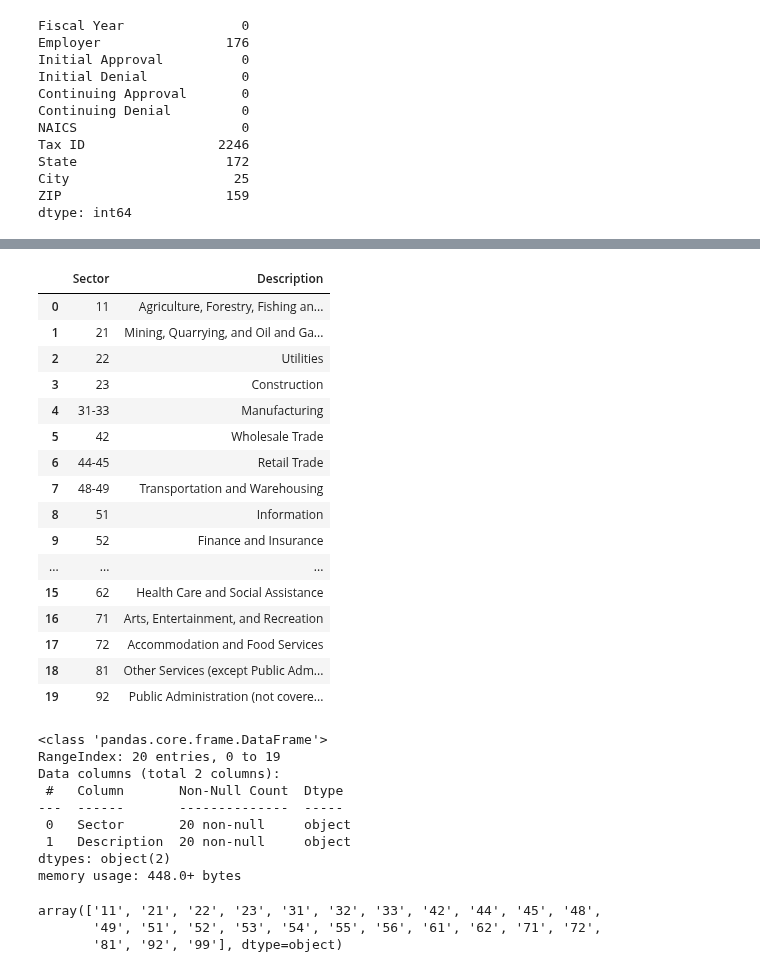
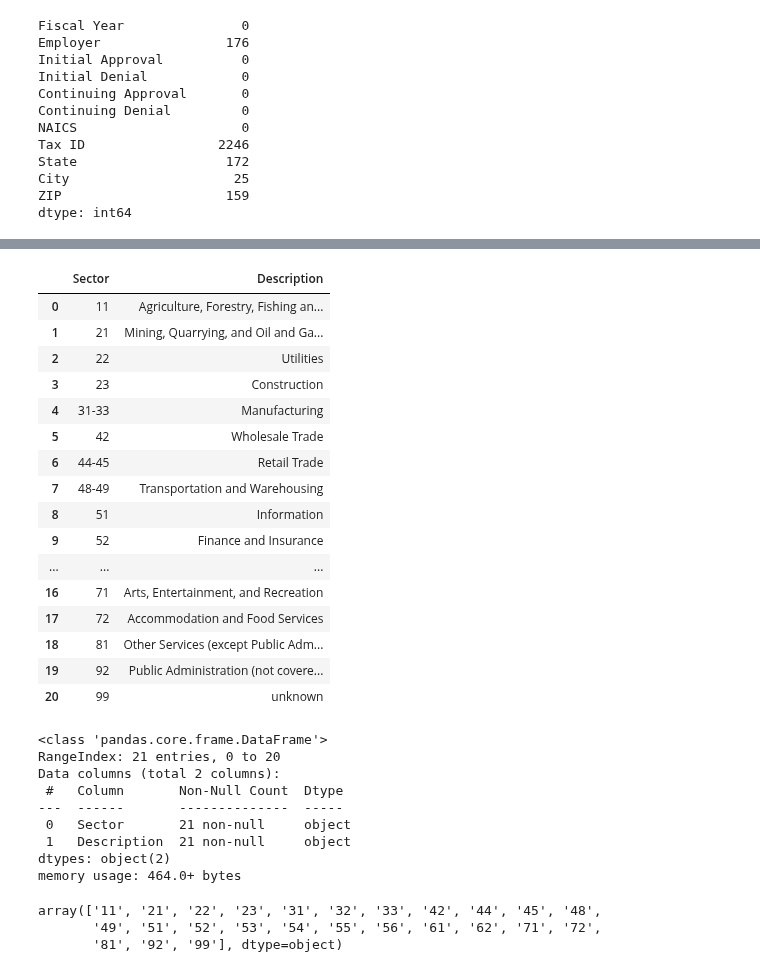
Before and after one commit to JohnBroberg/H1B_Hub, a Jupyter notebook: H1B Hub.ipynb, the cells around one changed output, grey strips where cells are left out. Drawn from its saved outputs; the diff is of its cells as text; code cells hidden in the pictures.

Commit message:
Sector 99: unknown

```diff
--- a/H1B Hub.ipynb
+++ b/H1B Hub.ipynb
@@ -176,41 +176,45 @@ df[(pd.isna(df['State'])) & pd.notna(df['ZIP'])]#.info()
 # %%
 #Import NAICS table
 
 url = "https://www.census.gov/programs-surveys/economic-census/guidance/understanding-naics.html"
 
 df_naics = pd.read_html(url, header=0)[1]
 
+#"NAICS code 99 means the industry is unknown.
+# Any petition that had a blank code was assigned as 99 as well." (ref. README.md)
+df_naics = df_naics.append({'Sector':'99','Description':'unknown'}, ignore_index=True)
+
 df_naics
 # %% [output]
 |  | Sector | Description |
 | 0 | 11 | Agriculture, Forestry, Fishing an... |
 | 1 | 21 | Mining, Quarrying, and Oil and Ga... |
 | 2 | 22 | Utilities |
 | 3 | 23 | Construction |
 | 4 | 31-33 | Manufacturing |
 | 5 | 42 | Wholesale Trade |
 | 6 | 44-45 | Retail Trade |
 | 7 | 48-49 | Transportation and Warehousing |
 | 8 | 51 | Information |
 | 9 | 52 | Finance and Insurance |
 | ... | ... | ... |
-| 15 | 62 | Health Care and Social Assistance |
 | 16 | 71 | Arts, Entertainment, and Recreation |
 | 17 | 72 | Accommodation and Food Services |
 | 18 | 81 | Other Services (except Public Adm... |
 | 19 | 92 | Public Administration (not covere... |
+| 20 | 99 | unknown |
 # %%
 df_naics.info()
 # %% [output]
 <class 'pandas.core.frame.DataFrame'>
-RangeIndex: 20 entries, 0 to 19
+RangeIndex: 21 entries, 0 to 20
 Data columns (total 2 columns):
  #   Column       Non-Null Count  Dtype
 ---  ------       --------------  -----
- 0   Sector       20 non-null     object
- 1   Description  20 non-null     object
+ 0   Sector       21 non-null     object
+ 1   Description  21 non-null     object
 dtypes: object(2)
-memory usage: 448.0+ bytes
+memory usage: 464.0+ bytes
 # %%
 df.NAICS.sort_values().unique()
 # %% [output]
```
Also changed, not shown: parts of 4 cells of this notebook, 1 other file.
